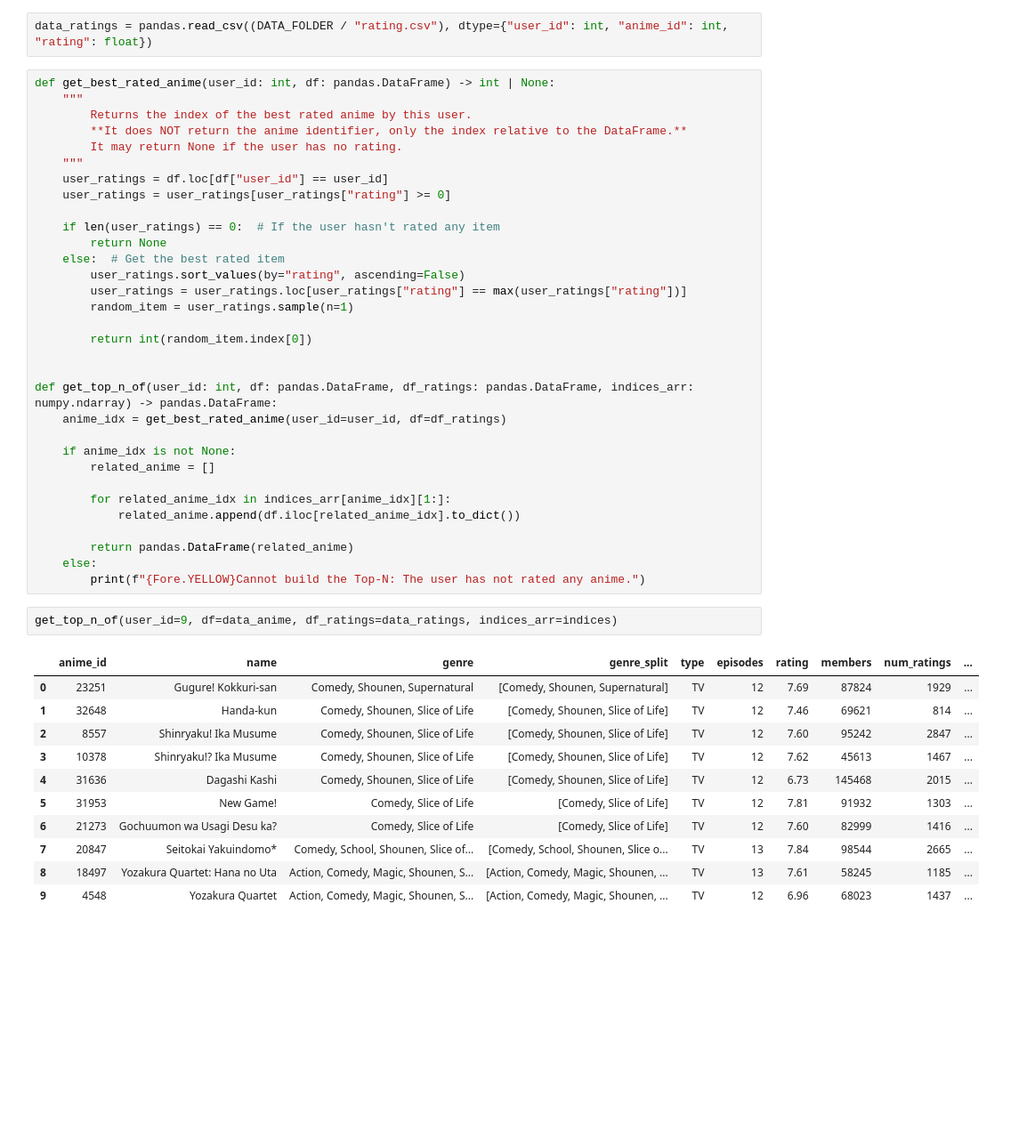
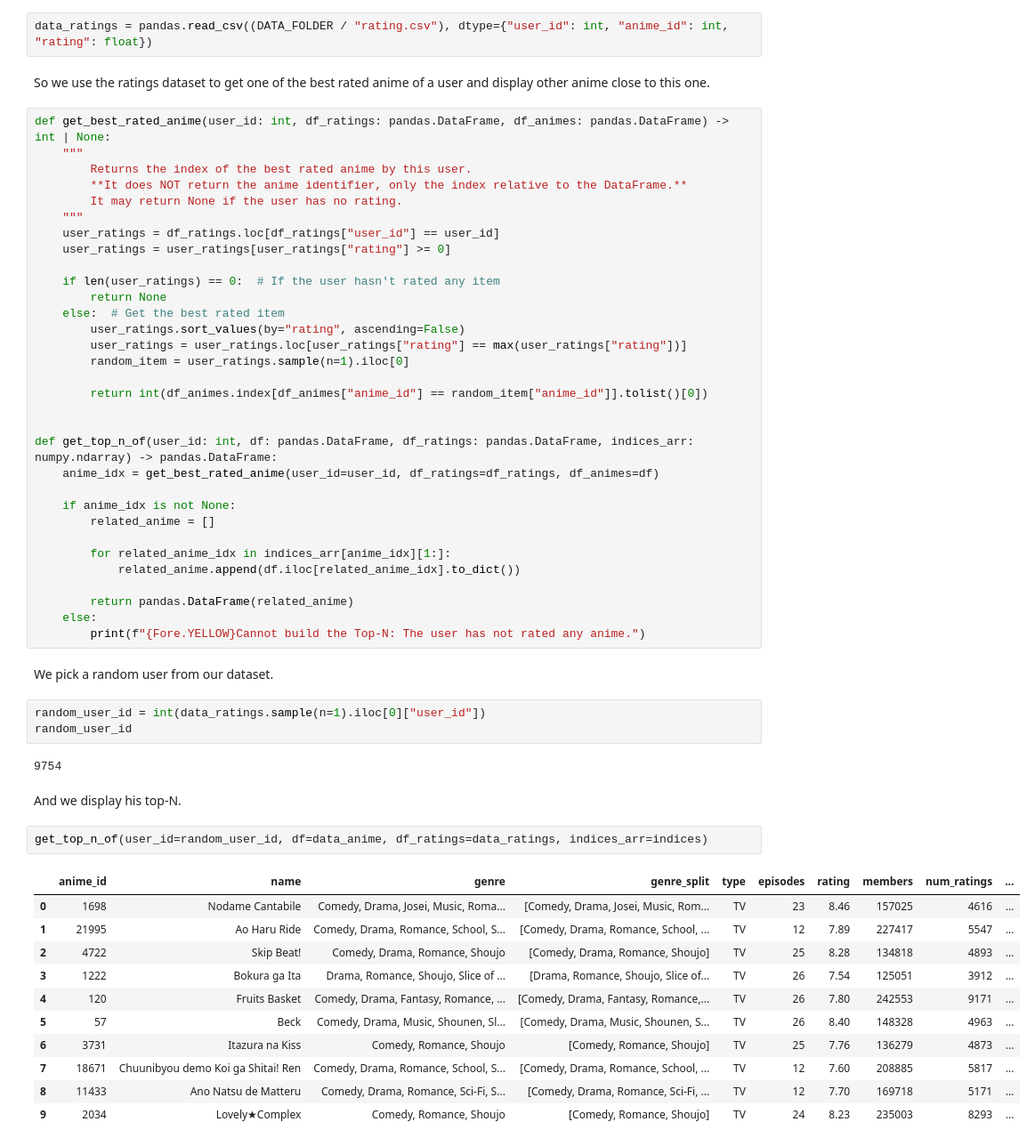
Before and after one commit to EmpireDemocratiqueDuPoulpe/Cours-IA, a Jupyter notebook: 5MLRE/Project/notebooks/en/3-Content-Based_filtering.ipynb, the cells around one changed output. Shown at 89% size. Drawn from its saved outputs; the diff is of its cells as text; blank space fills up the shorter version.

```diff
--- a/5MLRE/Project/notebooks/en/3-Content-Based_filtering.ipynb
+++ b/5MLRE/Project/notebooks/en/3-Content-Based_filtering.ipynb
@@ -226,13 +227,15 @@ distances, indices = model.kneighbors(features_x)
 # %%
 data_ratings = pandas.read_csv((DATA_FOLDER / "rating.csv"), dtype={"user_id": int, "anime_id": int, "rating": float})
+# %% [markdown]
+So we use the ratings dataset to get one of the best rated anime of a user and display other anime close to this one.
 # %%
-def get_best_rated_anime(user_id: int, df: pandas.DataFrame) -> int | None:
+def get_best_rated_anime(user_id: int, df_ratings: pandas.DataFrame, df_animes: pandas.DataFrame) -> int | None:
     """
         Returns the index of the best rated anime by this user.
         **It does NOT return the anime identifier, only the index relative to the DataFrame.**
         It may return None if the user has no rating.
     """
-    user_ratings = df.loc[df["user_id"] == user_id]
+    user_ratings = df_ratings.loc[df_ratings["user_id"] == user_id]
     user_ratings = user_ratings[user_ratings["rating"] >= 0]
 
     if len(user_ratings) == 0:  # If the user hasn't rated any item
@@ -240,13 +243,13 @@ def get_best_rated_anime(user_id: int, df: pandas.DataFrame) -> int | None:
     else:  # Get the best rated item
         user_ratings.sort_values(by="rating", ascending=False)
         user_ratings = user_ratings.loc[user_ratings["rating"] == max(user_ratings["rating"])]
-        random_item = user_ratings.sample(n=1)
+        random_item = user_ratings.sample(n=1).iloc[0]
 
-        return int(random_item.index[0])
+        return int(df_animes.index[df_animes["anime_id"] == random_item["anime_id"]].tolist()[0])
 
 
 def get_top_n_of(user_id: int, df: pandas.DataFrame, df_ratings: pandas.DataFrame, indices_arr: numpy.ndarray) -> pandas.DataFrame:
-    anime_idx = get_best_rated_anime(user_id=user_id, df=df_ratings)
+    anime_idx = get_best_rated_anime(user_id=user_id, df_ratings=df_ratings, df_animes=df)
 
     if anime_idx is not None:
         related_anime = []
@@ -257,17 +260,26 @@ def get_top_n_of(user_id: int, df: pandas.DataFrame, df_ratings: pandas.DataFram
         return pandas.DataFrame(related_anime)
     else:
         print(f"{Fore.YELLOW}Cannot build the Top-N: The user has not rated any anime.")
+# %% [markdown]
+We pick a random user from our dataset.
+# %%
+random_user_id = int(data_ratings.sample(n=1).iloc[0]["user_id"])
+random_user_id
+# %% [output]
+9754
+# %% [markdown]
+And we display his top-N.
 # %%
-get_top_n_of(user_id=9, df=data_anime, df_ratings=data_ratings, indices_arr=indices)
+get_top_n_of(user_id=random_user_id, df=data_anime, df_ratings=data_ratings, indices_arr=indices)
 # %% [output]
 |  | anime_id | name | genre | genre_split | type | episodes | rating | members | num_ratings | ... |
-| 0 | 23251 | Gugure! Kokkuri-san | Comedy, Shounen, Supernatural | [Comedy, Shounen, Supernatural] | TV | 12 | 7.69 | 87824 | 1929 | ... |
-| 1 | 32648 | Handa-kun | Comedy, Shounen, Slice of Life | [Comedy, Shounen, Slice of Life] | TV | 12 | 7.46 | 69621 | 814 | ... |
-| 2 | 8557 | Shinryaku! Ika Musume | Comedy, Shounen, Slice of Life | [Comedy, Shounen, Slice of Life] | TV | 12 | 7.60 | 95242 | 2847 | ... |
-| 3 | 10378 | Shinryaku!? Ika Musume | Comedy, Shounen, Slice of Life | [Comedy, Shounen, Slice of Life] | TV | 12 | 7.62 | 45613 | 1467 | ... |
-| 4 | 31636 | Dagashi Kashi | Comedy, Shounen, Slice of Life | [Comedy, Shounen, Slice of Life] | TV | 12 | 6.73 | 145468 | 2015 | ... |
-| 5 | 31953 | New Game! | Comedy, Slice of Life | [Comedy, Slice of Life] | TV | 12 | 7.81 | 91932 | 1303 | ... |
-| 6 | 21273 | Gochuumon wa Usagi Desu ka? | Comedy, Slice of Life | [Comedy, Slice of Life] | TV | 12 | 7.60 | 82999 | 1416 | ... |
-| 7 | 20847 | Seitokai Yakuindomo* | Comedy, School, Shounen, Slice of... | [Comedy, School, Shounen, Slice o... | TV | 13 | 7.84 | 98544 | 2665 | ... |
-| 8 | 18497 | Yozakura Quartet: Hana no Uta | Action, Comedy, Magic, Shounen, S... | [Action, Comedy, Magic, Shounen, ... | TV | 13 | 7.61 | 58245 | 1185 | ... |
-| 9 | 4548 | Yozakura Quartet | Action, Comedy, Magic, Shounen, S... | [Action, Comedy, Magic, Shounen, ... | TV | 12 | 6.96 | 68023 | 1437 | ... |
+| 0 | 1698 | Nodame Cantabile | Comedy, Drama, Josei, Music, Roma... | [Comedy, Drama, Josei, Music, Rom... | TV | 23 | 8.46 | 157025 | 4616 | ... |
+| 1 | 21995 | Ao Haru Ride | Comedy, Drama, Romance, School, S... | [Comedy, Drama, Romance, School, ... | TV | 12 | 7.89 | 227417 | 5547 | ... |
+| 2 | 4722 | Skip Beat! | Comedy, Drama, Romance, Shoujo | [Comedy, Drama, Romance, Shoujo] | TV | 25 | 8.28 | 134818 | 4893 | ... |
+| 3 | 1222 | Bokura ga Ita | Drama, Romance, Shoujo, Slice of ... | [Drama, Romance, Shoujo, Slice of... | TV | 26 | 7.54 | 125051 | 3912 | ... |
+| 4 | 120 | Fruits Basket | Comedy, Drama, Fantasy, Romance, ... | [Comedy, Drama, Fantasy, Romance,... | TV | 26 | 7.80 | 242553 | 9171 | ... |
+| 5 | 57 | Beck | Comedy, Drama, Music, Shounen, Sl... | [Comedy, Drama, Music, Shounen, S... | TV | 26 | 8.40 | 148328 | 4963 | ... |
+| 6 | 3731 | Itazura na Kiss | Comedy, Romance, Shoujo | [Comedy, Romance, Shoujo] | TV | 25 | 7.76 | 136279 | 4873 | ... |
+| 7 | 18671 | Chuunibyou demo Koi ga Shitai! Ren | Comedy, Drama, Romance, School, S... | [Comedy, Drama, Romance, School, ... | TV | 12 | 7.60 | 208885 | 5817 | ... |
+| 8 | 11433 | Ano Natsu de Matteru | Comedy, Drama, Romance, Sci-Fi, S... | [Comedy, Drama, Romance, Sci-Fi, ... | TV | 12 | 7.70 | 169718 | 5171 | ... |
+| 9 | 2034 | Lovely★Complex | Comedy, Romance, Shoujo | [Comedy, Romance, Shoujo] | TV | 24 | 8.23 | 235003 | 8293 | ... |
```
Also changed, not shown: parts of 23 cells of this notebook.
